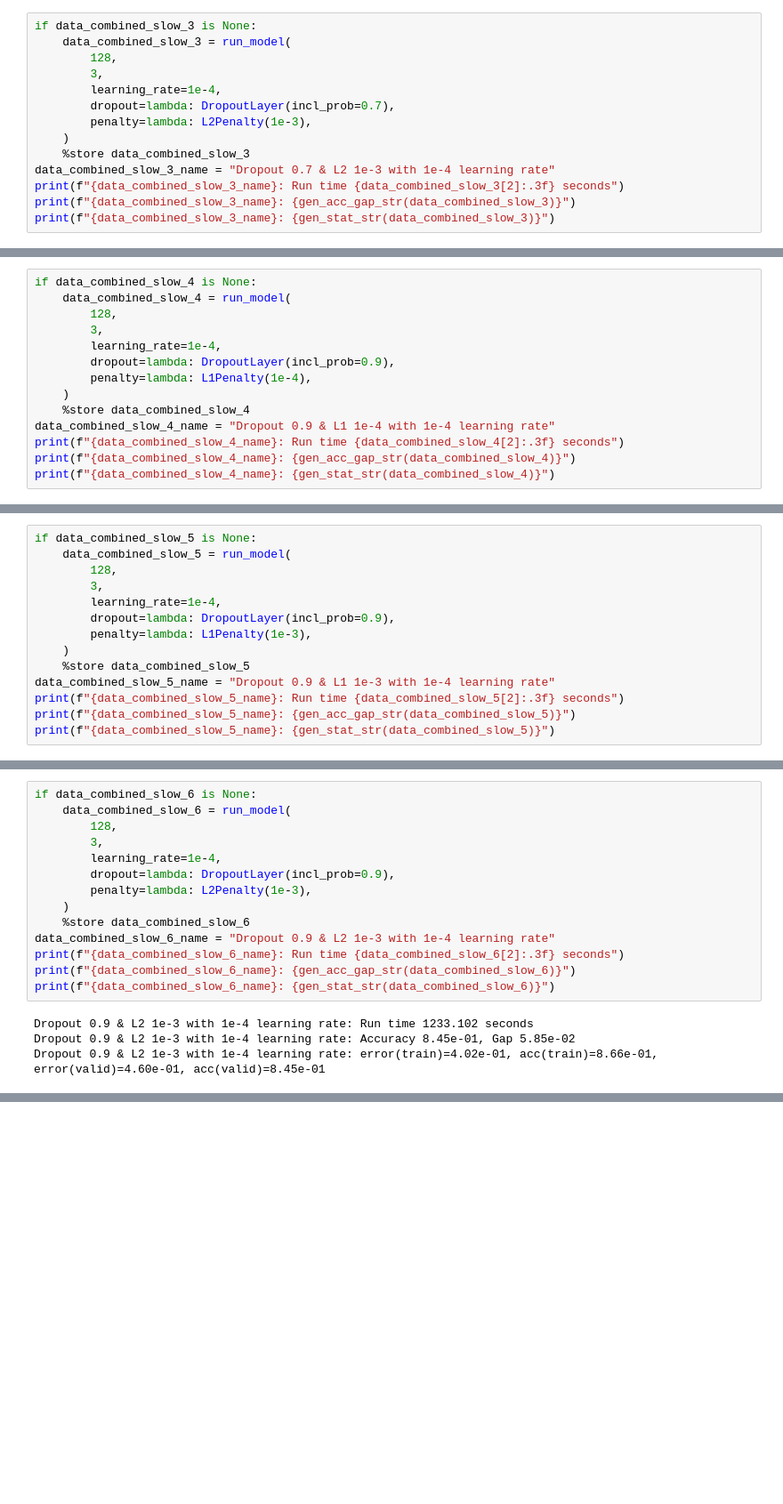
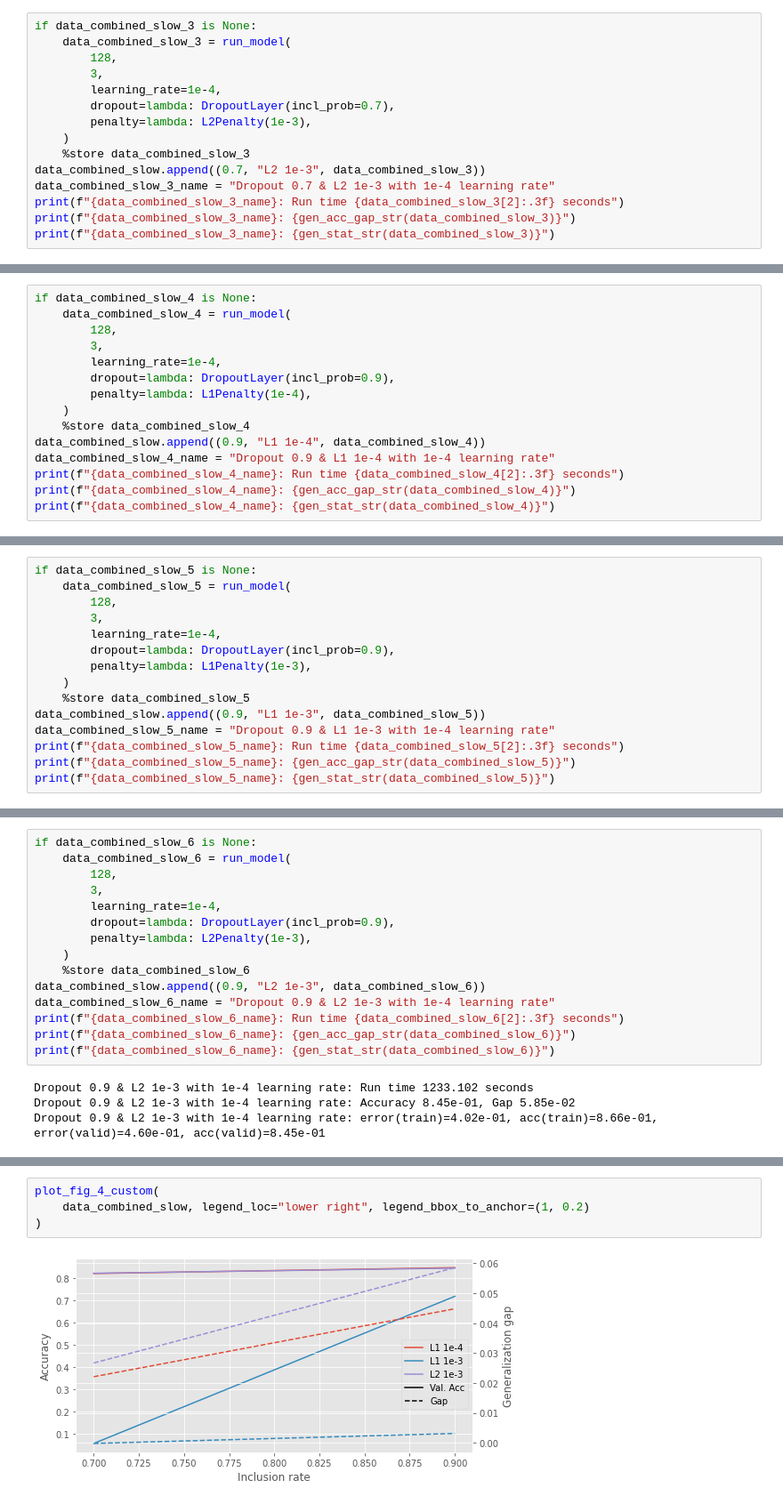
Before and after one commit to Mushinako/mlpractical, a Jupyter notebook: notebooks/Coursework_1.ipynb, the cells around one changed output, grey strips where cells are left out. Shown at 89% size. Saved outputs shown, nothing was run; the diff lists cells and outputs as text; blank space fills up the shorter version.

```diff
--- a/notebooks/Coursework_1.ipynb
+++ b/notebooks/Coursework_1.ipynb
@@ -995,6 +1015,7 @@ if data_combined_slow_3 is None:
         penalty=lambda: L2Penalty(1e-3),
     )
     %store data_combined_slow_3
+data_combined_slow.append((0.7, "L2 1e-3", data_combined_slow_3))
 data_combined_slow_3_name = "Dropout 0.7 & L2 1e-3 with 1e-4 learning rate"
 print(f"{data_combined_slow_3_name}: Run time {data_combined_slow_3[2]:.3f} seconds")
 print(f"{data_combined_slow_3_name}: {gen_acc_gap_str(data_combined_slow_3)}")
@@ -1015,6 +1036,7 @@ if data_combined_slow_4 is None:
         penalty=lambda: L1Penalty(1e-4),
     )
     %store data_combined_slow_4
+data_combined_slow.append((0.9, "L1 1e-4", data_combined_slow_4))
 data_combined_slow_4_name = "Dropout 0.9 & L1 1e-4 with 1e-4 learning rate"
 print(f"{data_combined_slow_4_name}: Run time {data_combined_slow_4[2]:.3f} seconds")
 print(f"{data_combined_slow_4_name}: {gen_acc_gap_str(data_combined_slow_4)}")
@@ -1035,6 +1057,7 @@ if data_combined_slow_5 is None:
         penalty=lambda: L1Penalty(1e-3),
     )
     %store data_combined_slow_5
+data_combined_slow.append((0.9, "L1 1e-3", data_combined_slow_5))
 data_combined_slow_5_name = "Dropout 0.9 & L1 1e-3 with 1e-4 learning rate"
 print(f"{data_combined_slow_5_name}: Run time {data_combined_slow_5[2]:.3f} seconds")
 print(f"{data_combined_slow_5_name}: {gen_acc_gap_str(data_combined_slow_5)}")
@@ -1055,6 +1078,7 @@ if data_combined_slow_6 is None:
         penalty=lambda: L2Penalty(1e-3),
     )
     %store data_combined_slow_6
+data_combined_slow.append((0.9, "L2 1e-3", data_combined_slow_6))
 data_combined_slow_6_name = "Dropout 0.9 & L2 1e-3 with 1e-4 learning rate"
 print(f"{data_combined_slow_6_name}: Run time {data_combined_slow_6[2]:.3f} seconds")
 print(f"{data_combined_slow_6_name}: {gen_acc_gap_str(data_combined_slow_6)}")
@@ -1065,0 +1092,6 @@ Dropout 0.9 & L2 1e-3 with 1e-4 learning rate: error(train)=4.02e-01, acc(train)
+# %%
+plot_fig_4_custom(
+    data_combined_slow, legend_loc="lower right", legend_bbox_to_anchor=(1, 0.2)
+)
+# %% [output]
+[figure, added]
```
Also changed, not shown: parts of 22 cells of this notebook.
